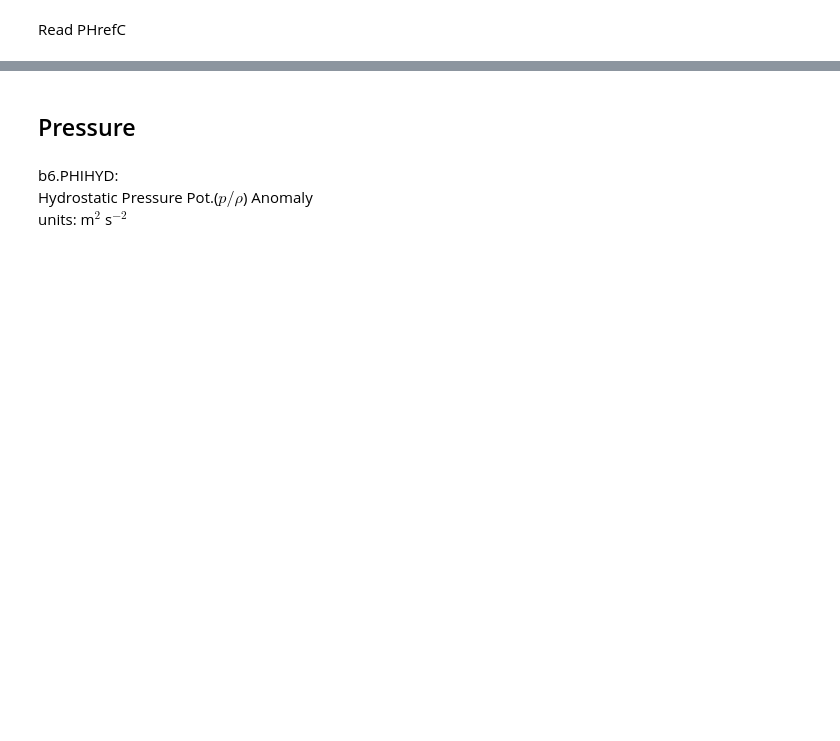
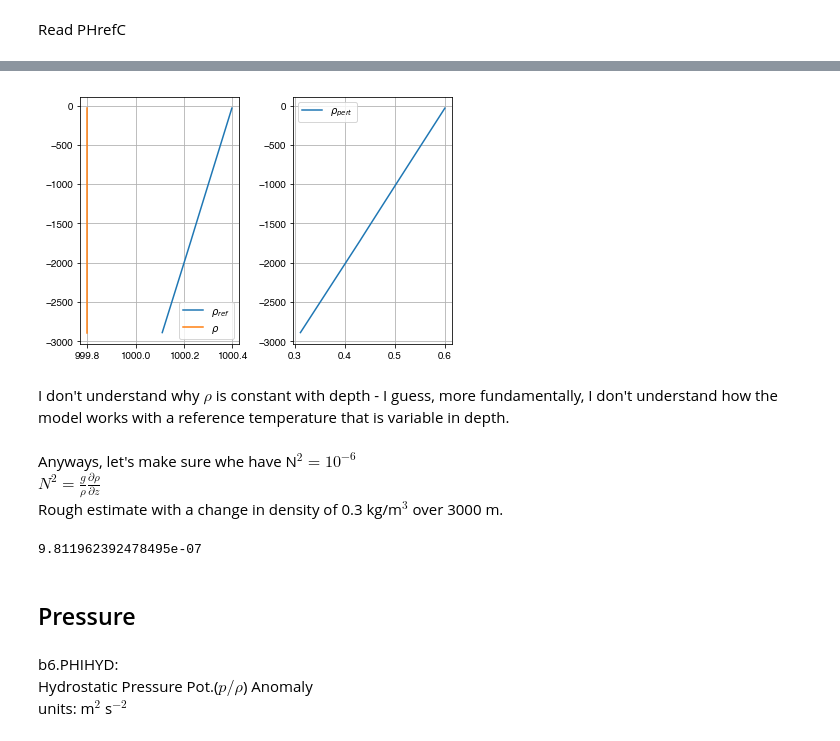
Before and after one commit to gunnarvoet/flow-across-bump, a Jupyter notebook: analysis/bump_analysis.ipynb, the cells around one changed output, grey strips where cells are left out. Drawn from its saved outputs; the diff is of its cells as text; code cells hidden in the pictures; blank space fills up the shorter version.

```diff
--- a/analysis/bump_analysis.ipynb
+++ b/analysis/bump_analysis.ipynb
@@ -281,3 +285,24 @@ array([   308.83333333,    921.35277778,   1523.57777778,   2115.50833333,
+# %%
+fig, ax = plt.subplots(ncols=2)
+ax[0].plot(rhoref[:,0],grid.Z,label=r'$\rho_{ref}$')
+ax[0].plot(np.squeeze(rho[0,:,0]),grid.Z,label=r'$\rho$')
+ax[1].plot(np.squeeze(rhopert[100,:,0]),grid.Z,label=r'$\rho_{pert}$')
+for axi in ax:
+    axi.legend()
+    axi.grid()
+plt.tight_layout()
+# %% [output]
+[figure, added]
+# %% [markdown]
+I don't understand why $\rho$ is constant with depth - I guess, more fundamentally, I don't understand how the model works with a reference temperature that is variable in depth.
+# %% [markdown]
+Anyways, let's make sure whe have N$^2=10^{-6}$<br>
+$N^2 = \frac{g}{\rho} \frac{\partial \rho}{\partial z}$<br>
+Rough estimate with a change in density of 0.3 kg/m$^3$ over 3000 m.
+# %%
+gravity/rho0*0.3/3000
+# %% [output]
+9.811962392478495e-07
 # %% [markdown]
 ## Pressure
 # %% [markdown]
```
Also changed, not shown: parts of 30 cells of this notebook, 2 other files.
